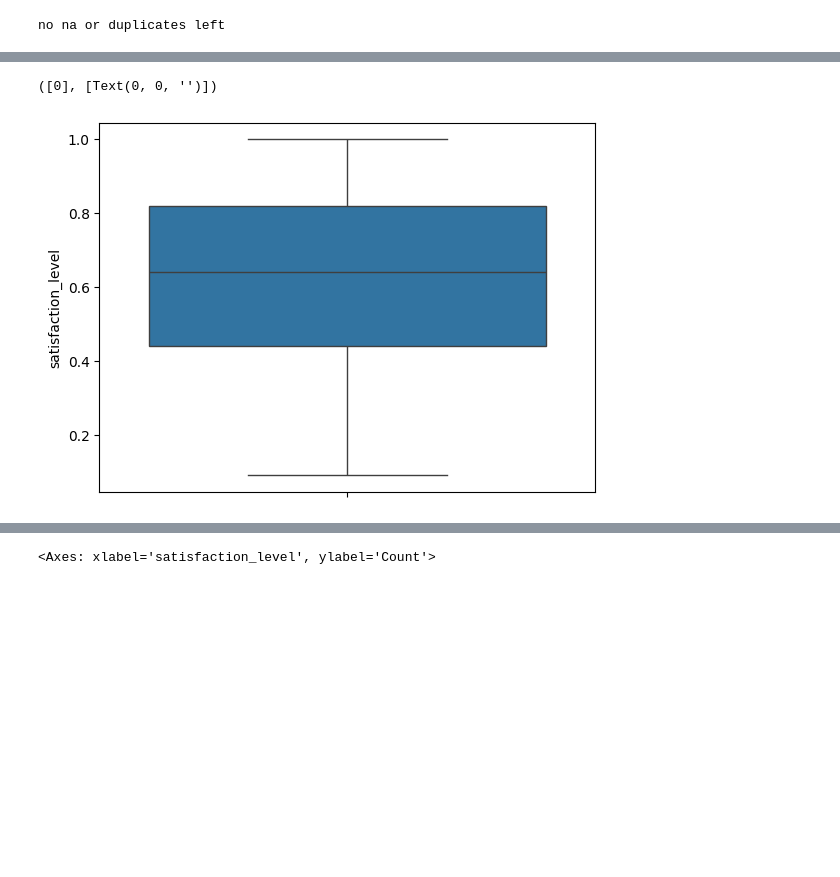
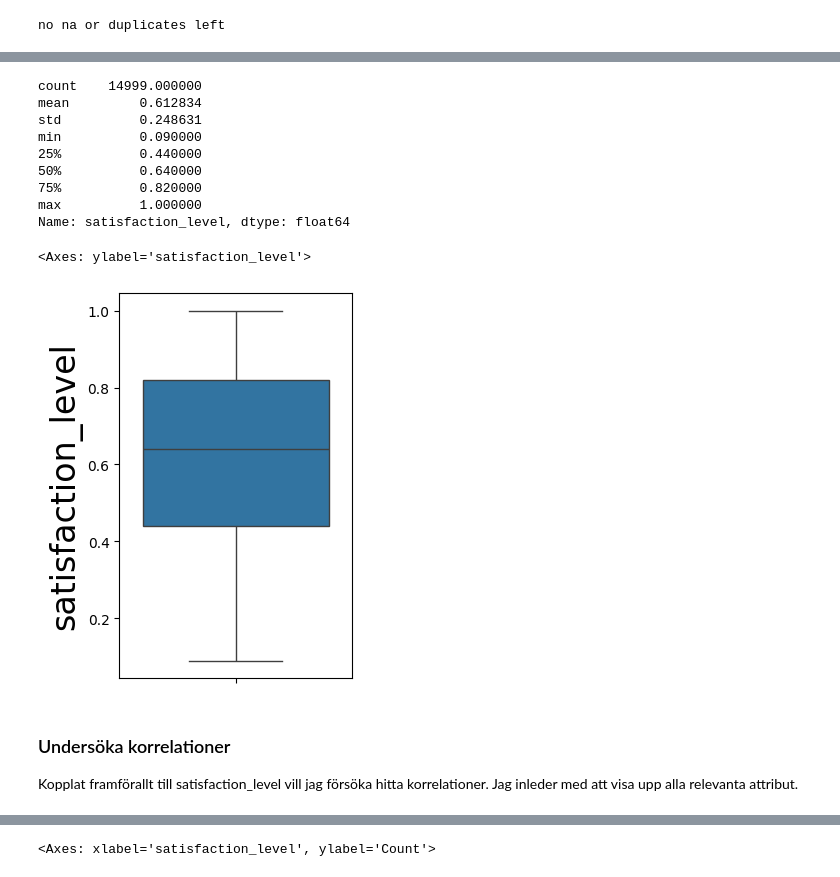
Before and after one commit to DaDrummerthe1st/DATA24HEL_SDS35, a Jupyter notebook: kunskapskontroll_1/Mina_svar_kunskapskontroll1.ipynb, the cells around one changed output, grey strips where cells are left out. Drawn from its saved outputs; the diff is of its cells as text; code cells hidden in the pictures; blank space fills up the shorter version.

```diff
--- a/kunskapskontroll_1/Mina_svar_kunskapskontroll1.ipynb
+++ b/kunskapskontroll_1/Mina_svar_kunskapskontroll1.ipynb
@@ -119,3 +107,7 @@ Since the client (my boss) is looking for satisfaction level and find how to rai
 import math
 
 import matplotlib.pyplot as plt
+import matplotlib as mpl
+
+mpl.rcParams['axes.labelsize'] = 24
+mpl.rcParams['axes.titlesize'] = 48
@@ -122,12 +119,28 @@ import matplotlib.pyplot as plt
 # %%
-fig, axs = plt.subplots(1, 1)
+print(df['satisfaction_level'].describe())
+
+# because the fig size has to vary over the course of this presentation I set it in each figure,
+# instead of through the environmental variable figure.figsize
+fig, axs = plt.subplots(1, 1, figsize=(3,5))
 
 #sns.scatterplot(data=df, x='satisfaction_level', y='left')
 sns.boxplot(df, y='satisfaction_level')
 # plt.xticks(rotation=30)
 # %% [output]
-([0], [Text(0, 0, '')])
+count    14999.000000
+mean         0.612834
+std          0.248631
+min          0.090000
+25%          0.440000
+50%          0.640000
+75%          0.820000
+max          1.000000
+Name: satisfaction_level, dtype: float64
+<Axes: ylabel='satisfaction_level'>
-[figure, old version]
+[figure, new version]
+# %% [markdown]
+### Undersöka korrelationer
+Kopplat framförallt till satisfaction_level vill jag försöka hitta korrelationer. Jag inleder med att visa upp alla relevanta attribut.
 # %%
 
 class Correlationplots:
```
Also changed, not shown: parts of 16 cells of this notebook.
